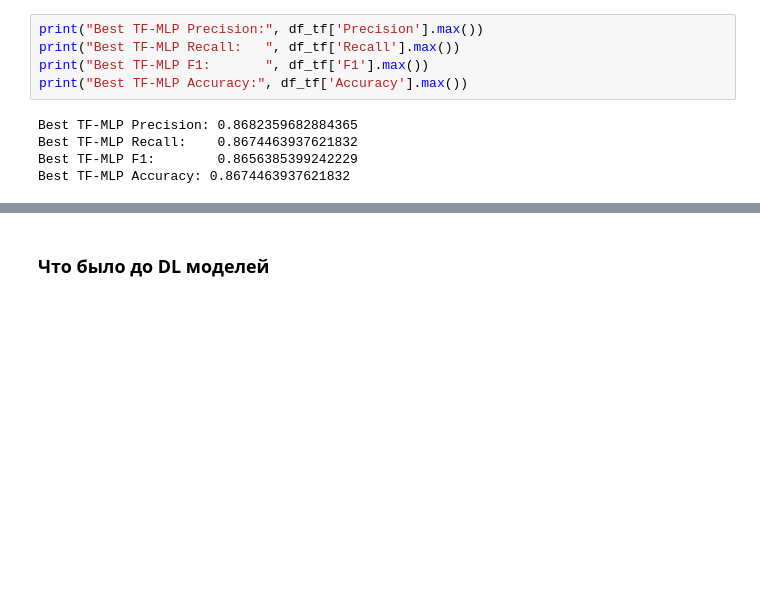
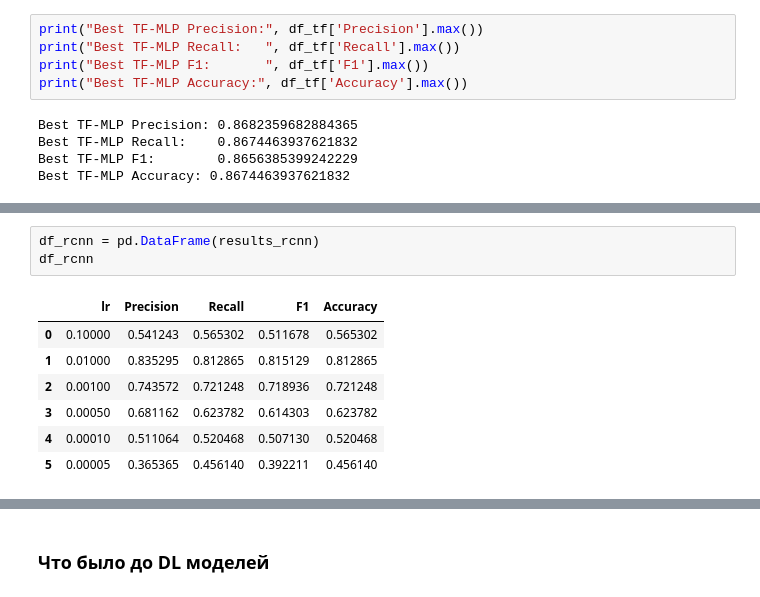
Before and after one commit to DAChernikov/AuthDef_group_project, a Jupyter notebook: notebooks/baseline_pipeline_v5.ipynb, the cells around one changed output, grey strips where cells are left out. Drawn from its saved outputs; the diff is of its cells as text; blank space fills up the shorter version.

```diff
--- a/notebooks/baseline_pipeline_v5.ipynb
+++ b/notebooks/baseline_pipeline_v5.ipynb
@@ -451,0 +759,11 @@ Best TF-MLP Accuracy: 0.8674463937621832
+# %%
+df_rcnn = pd.DataFrame(results_rcnn)
+df_rcnn
+# %% [output]
+|  | lr | Precision | Recall | F1 | Accuracy |
+| 0 | 0.10000 | 0.541243 | 0.565302 | 0.511678 | 0.565302 |
+| 1 | 0.01000 | 0.835295 | 0.812865 | 0.815129 | 0.812865 |
+| 2 | 0.00100 | 0.743572 | 0.721248 | 0.718936 | 0.721248 |
+| 3 | 0.00050 | 0.681162 | 0.623782 | 0.614303 | 0.623782 |
+| 4 | 0.00010 | 0.511064 | 0.520468 | 0.507130 | 0.520468 |
+| 5 | 0.00005 | 0.365365 | 0.456140 | 0.392211 | 0.456140 |
```
Also changed, not shown: parts of 30 cells of this notebook.
